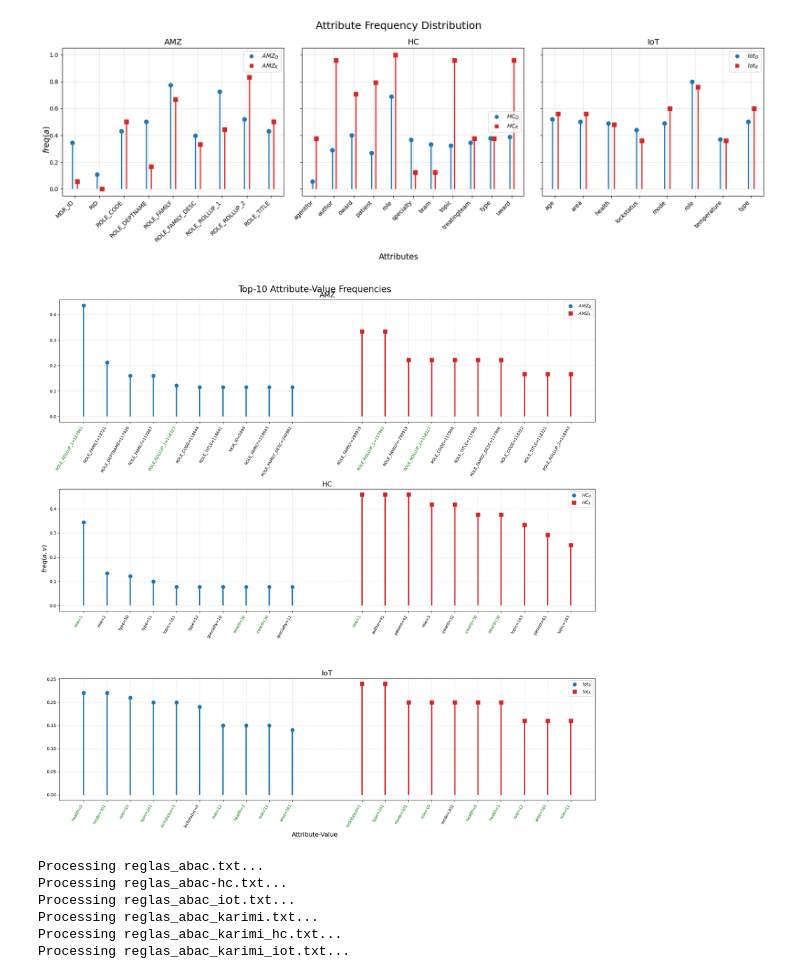
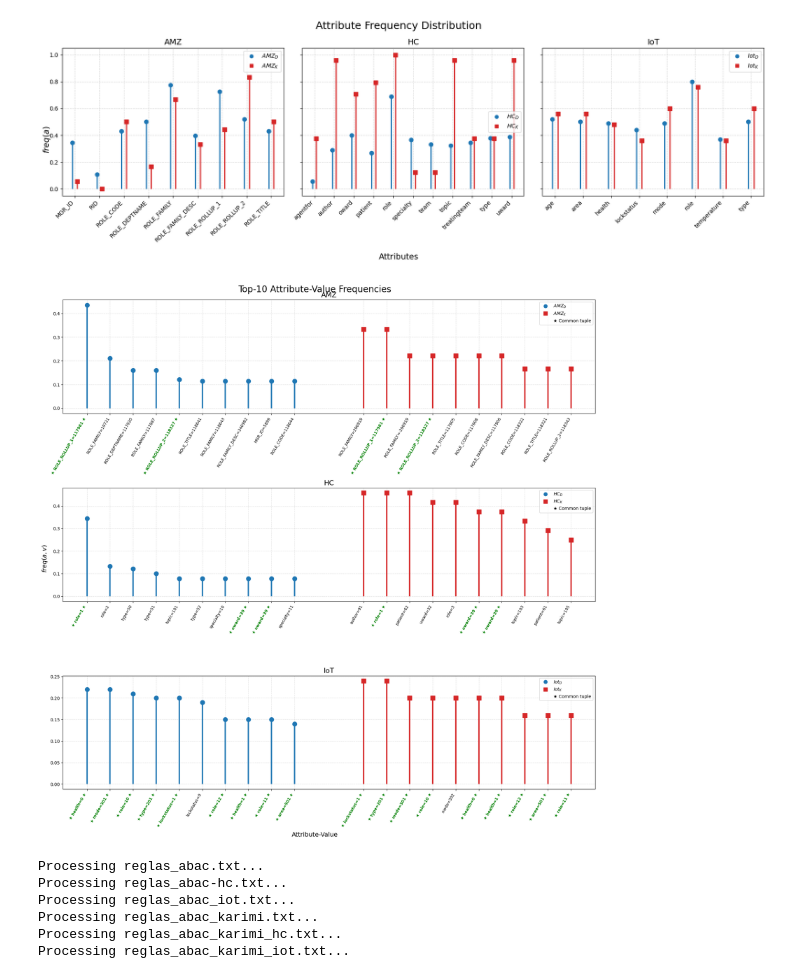
Before and after one commit to diazmx/phd-thesis-lab, a Jupyter notebook: 17_NuevoAnalisisP1/paper 1.ipynb, the cells around one changed output. Cells and saved outputs as stored; diff of their text form; code cells hidden in the pictures.

```diff
--- a/17_NuevoAnalisisP1/paper 1.ipynb
+++ b/17_NuevoAnalisisP1/paper 1.ipynb
@@ -1099,12 +1099,12 @@ import numpy as np
 # ============================================================
 
 files = [
-    "reglas_abac.txt",
-    "reglas_abac-hc.txt",
-    "reglas_abac_iot.txt",
-    "reglas_abac_karimi.txt",
-    "reglas_abac_karimi_hc.txt",
-    "reglas_abac_karimi_iot.txt",
+    "reglas_abac_2.txt",
+    "reglas_abac_hc_2.txt",
+    "reglas_abac_iot_2.txt",
+    "reglas_abac_karimi_2.txt",
+    "reglas_abac_karimi_hc_2.txt",
+    "reglas_abac_karimi_iot_2.txt",
 ]
 
 labels = [
@@ -1280,7 +1280,7 @@ for ax, (idx_d, idx_k, title) in zip(axes, groups):
 
     plt.setp(
         markerline1,
-        markersize=8,
+        markersize=10,
         markerfacecolor='tab:blue',
         markeredgecolor='tab:blue'
     )
@@ -1301,11 +1301,12 @@ for ax, (idx_d, idx_k, title) in zip(axes, groups):
         stemlines2,
         linewidth=3,
         color='tab:red'
+        linestyle='--'
     )
 
     plt.setp(
         markerline2,
-        markersize=8,
+        markersize=10,
         markerfacecolor='tab:red',
         markeredgecolor='tab:red'
     )
@@ -1341,8 +1342,16 @@ for ax, (idx_d, idx_k, title) in zip(axes, groups):
 
         if pair in common_pairs:
 
-            tick.set_color('green')
+            tick.set_text("★ " + tick.get_text()+ " ★")   # add star
+            tick.set_fontweight('bold')             # bold
+            tick.set_color('green')                 # no dependence on color
 
+    ax.set_xticklabels(
+    tick_objects,
+    rotation=60,
+    ha='right',
+    fontsize=9
+)
     # ========================================================
     # TITLE
     # ========================================================
@@ -1386,6 +1395,13 @@ for ax, (idx_d, idx_k, title) in zip(axes, groups):
         label=labels[idx_k]
     )
 
+    ax.plot(
+        [],
+        [],
+        linestyle='None',
+        label='★ Common tuple'
+    )
+
     ax.legend()
 
 # ============================================================
@@ -1398,34 +1414,34 @@ fig.suptitle(
 )
 
 fig.supxlabel(
     "Attribute-Value",
     fontsize=14
 )
 
 fig.supylabel(
     r"$freq(a,v)$",
     fontsize=14
 )
 
 # ============================================================
 # LAYOUT
 # ============================================================
 
 plt.tight_layout()
 
 # ============================================================
 # SAVE
 # ============================================================
 
 plt.savefig(
     "top10_attribute_value_pair_comparison.png",
     dpi=300,
     bbox_inches='tight'
 )
 
 plt.show()
 # %% [output]
-[figure, old version]
+[figure, new version]
 # %%
 import ast
 import itertools
```
Also changed, not shown: 8 other files.
